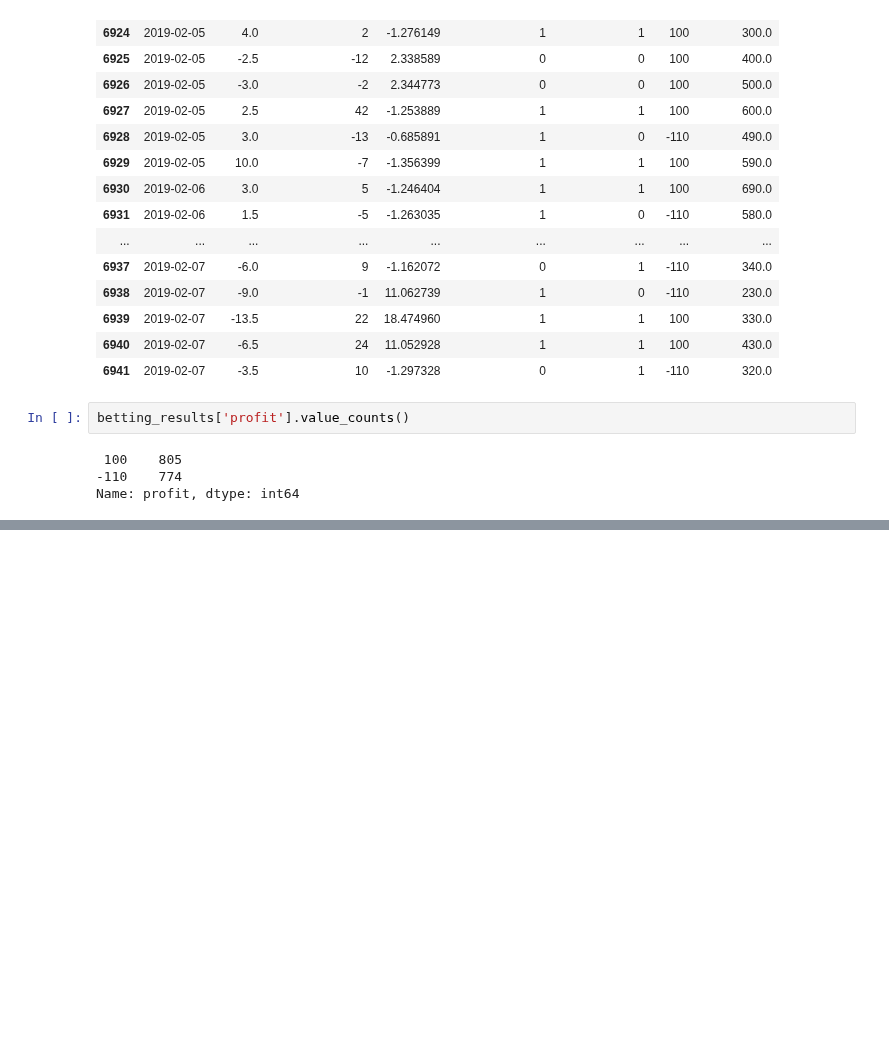
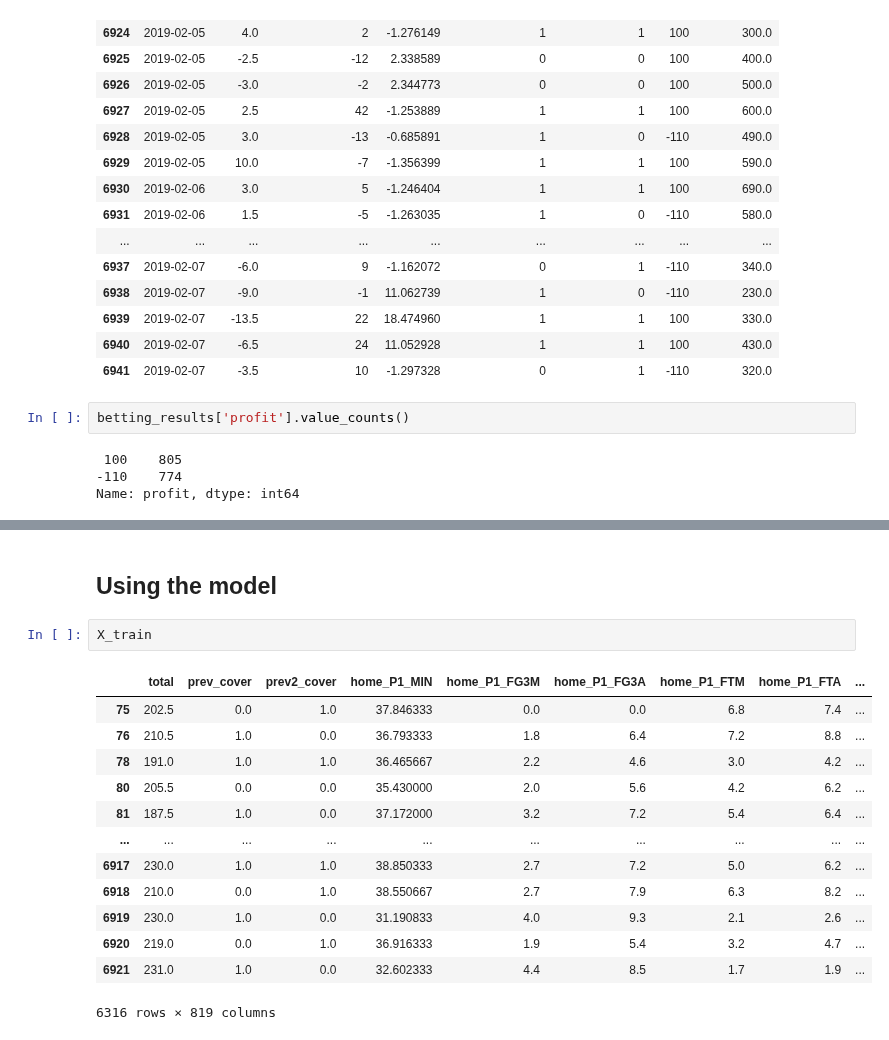
Before and after one commit to jnish23/NBA_Model, a Jupyter notebook: aggregating_player_stats.ipynb, the cells around one changed output, grey strips where cells are left out. Saved outputs shown, nothing was run; the diff lists cells and outputs as text; blank space fills up the shorter version.

```diff
--- a/aggregating_player_stats.ipynb
+++ b/aggregating_player_stats.ipynb
@@ -1003,0 +1011,18 @@ array([[269, 557],
+# %% [markdown]
+## Using the model
+# %%
+X_train
+# %% [output]
+|  | total | prev_cover | prev2_cover | home_P1_MIN | home_P1_FG3M | home_P1_FG3A | home_P1_FTM | home_P1_FTA | ... |
+| 75 | 202.5 | 0.0 | 1.0 | 37.846333 | 0.0 | 0.0 | 6.8 | 7.4 | ... |
+| 76 | 210.5 | 1.0 | 0.0 | 36.793333 | 1.8 | 6.4 | 7.2 | 8.8 | ... |
+| 78 | 191.0 | 1.0 | 1.0 | 36.465667 | 2.2 | 4.6 | 3.0 | 4.2 | ... |
+| 80 | 205.5 | 0.0 | 0.0 | 35.430000 | 2.0 | 5.6 | 4.2 | 6.2 | ... |
+| 81 | 187.5 | 1.0 | 0.0 | 37.172000 | 3.2 | 7.2 | 5.4 | 6.4 | ... |
+| ... | ... | ... | ... | ... | ... | ... | ... | ... | ... |
+| 6917 | 230.0 | 1.0 | 1.0 | 38.850333 | 2.7 | 7.2 | 5.0 | 6.2 | ... |
+| 6918 | 210.0 | 0.0 | 1.0 | 38.550667 | 2.7 | 7.9 | 6.3 | 8.2 | ... |
+| 6919 | 230.0 | 1.0 | 0.0 | 31.190833 | 4.0 | 9.3 | 2.1 | 2.6 | ... |
+| 6920 | 219.0 | 0.0 | 1.0 | 36.916333 | 1.9 | 5.4 | 3.2 | 4.7 | ... |
+| 6921 | 231.0 | 1.0 | 0.0 | 32.602333 | 4.4 | 8.5 | 1.7 | 1.9 | ... |
+6316 rows × 819 columns
```
Also changed, not shown: parts of 25 cells of this notebook, 31 other files.
